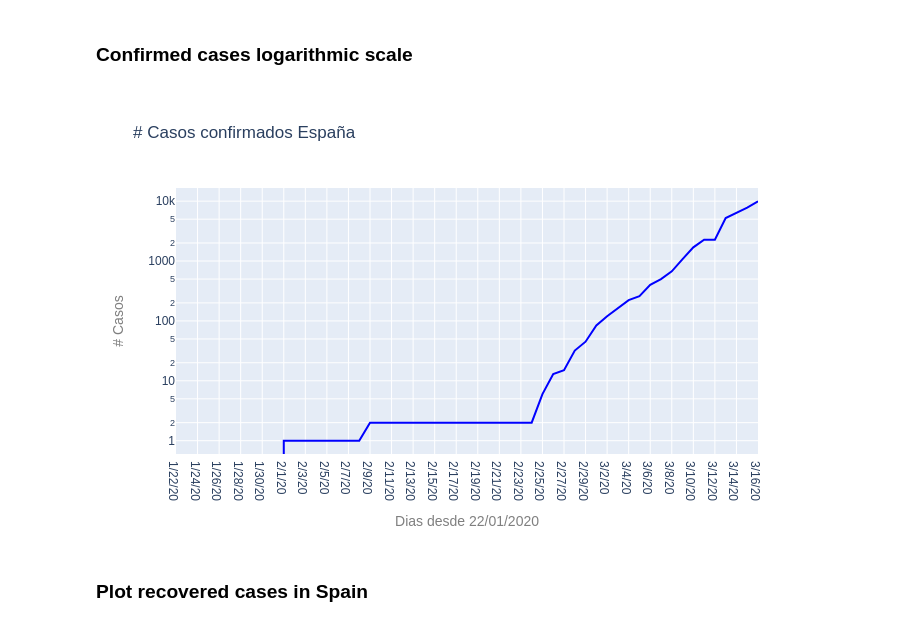
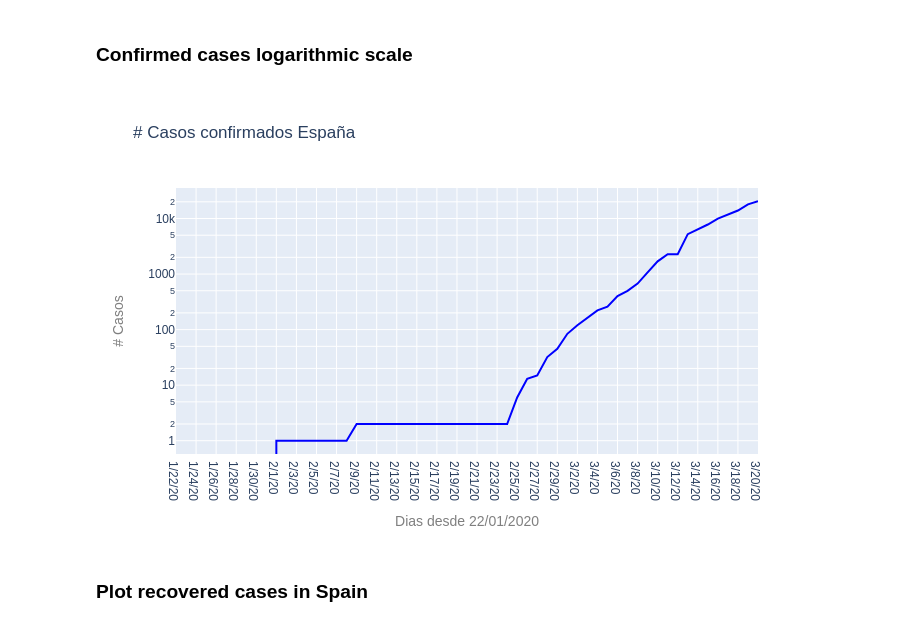
Before and after one commit to kairosart/coronavirus, a Jupyter notebook: Coronavirus (COVID-19) España.ipynb, the cells around one changed output. Cells and saved outputs as stored; diff of their text form; code cells hidden in the pictures.

```diff
--- a/Coronavirus (COVID-19) España.ipynb
+++ b/Coronavirus (COVID-19) España.ipynb
@@ -143,37 +307,37 @@ iplot(fig)
 ### Confirmed cases logarithmic scale
 # %%
 #data
-x = confirm_trans_filter.index
-y = confirm_trans_filter['y']
+x = confirm_trans.index
+y = confirm_trans['y']
 
 
 # line confirmed
 trace = go.Line(
     x=x,
     y=y,
     marker=dict(
         color='blue'
     ),
     name="Confirmados"
 )
 
 
 
 # layout
 layout = go.Layout(title = "# Casos confirmados España",
                    xaxis=dict(title = go.layout.xaxis.Title(text='Dias desde 22/01/2020',
                                              font=dict(size=14,
                                              color='#7f7f7f'))),
                    yaxis=dict(title = go.layout.yaxis.Title(text='# Casos',
                                              font=dict(size=14,
                                              color='#7f7f7f'))))
 
 # Plot
 fig = go.Figure(data=[trace], layout=layout)
 fig.update_layout(yaxis_type="log")
 iplot(fig)
 # %% [output]
-[figure, old version]
+[figure, new version]
 # %% [markdown]
 ### Plot recovered cases in Spain
 # %%
```
Also changed, not shown: parts of 47 cells of this notebook.
